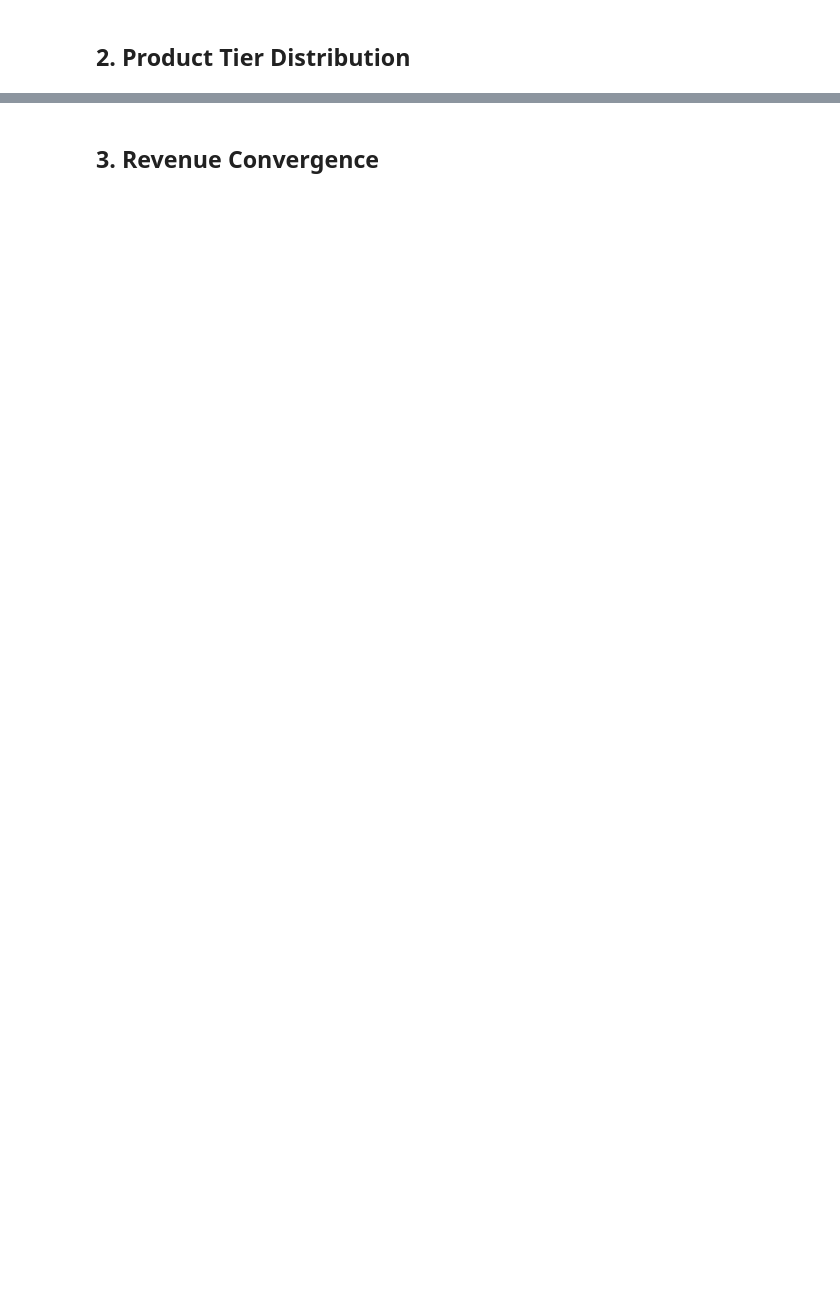
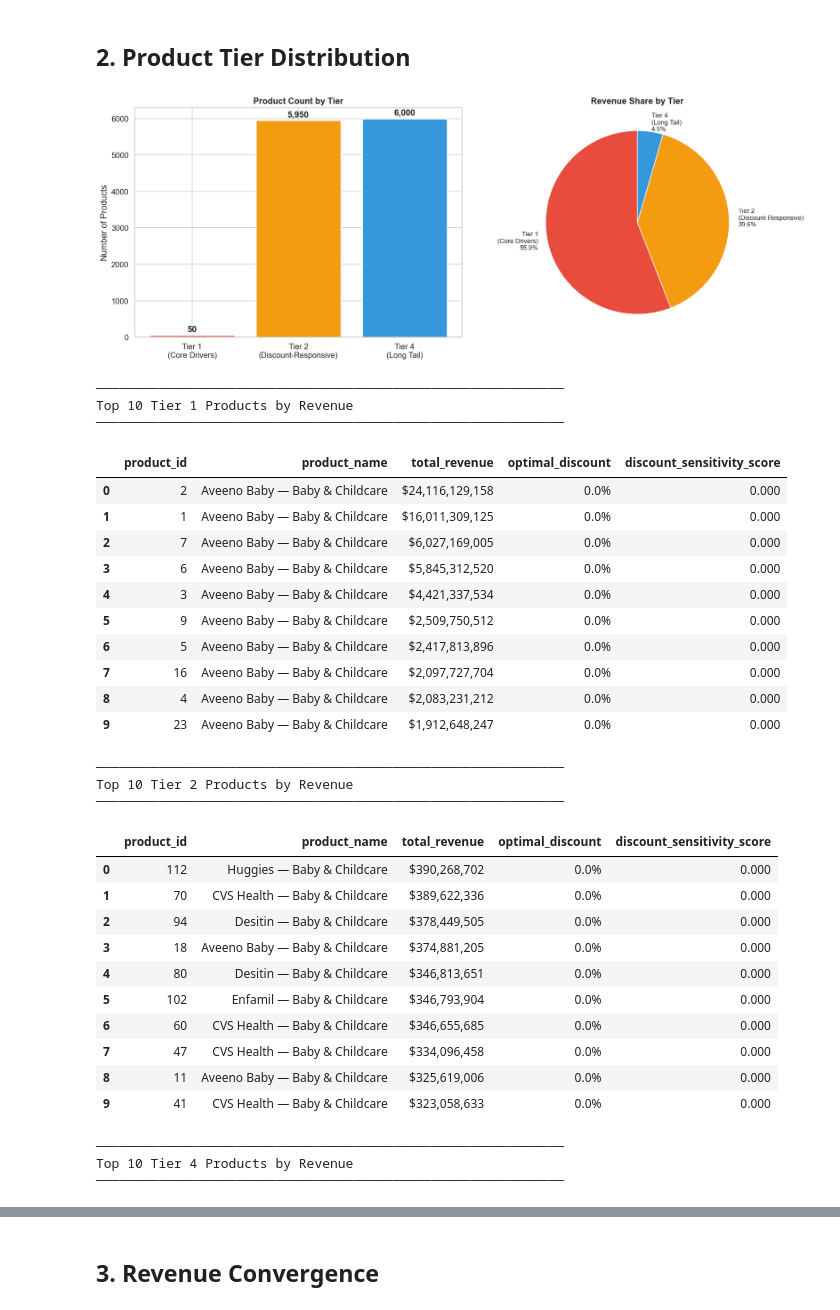
Before and after one commit to dalinkstone/toydatadecomp, a Jupyter notebook: notebooks/analysis.ipynb, the cells around one changed output, grey strips where cells are left out. Cells and saved outputs as stored; diff of their text form; code cells hidden in the pictures; blank space fills up the shorter version.

```diff
--- a/notebooks/analysis.ipynb
+++ b/notebooks/analysis.ipynb
@@ -23,6 +23,7 @@
 | [7](#7) | Recommendation for Production |
 # %%
 import json
+import os
 import warnings
 from pathlib import Path
 
@@ -45,6 +46,8 @@ ROOT = Path("..").resolve()
 SIM_DIR = ROOT / "data" / "results" / "simulation"
 MODEL_DIR = ROOT / "data" / "model"
 WS = SIM_DIR / "workspace"
+IMG_DIR = ROOT / "web" / "images"
+IMG_DIR.mkdir(parents=True, exist_ok=True)
 
 # ── Load simulation data ──────────────────────────────────────────
 summary = pd.read_parquet(SIM_DIR / "summary.parquet")
@@ -95,4 +98,4 @@ last = summary.iloc[-1]
 
 print(f"Loaded {len(summary)} epochs x {NUM_RUNS} runs")
 print(f"Simulation customers: {SIM_CUSTOMERS:,}")
-print(f"Scale factor to 10M: {SCALE:,.0f}x")
+print(f"Scale factor to 10M: {SCALE:,.4f}x")
@@ -181,30 +225,86 @@ tier_labels = {1: "Tier 1\n(Core Drivers)", 2: "Tier 2\n(Discount-Responsive)",
                3: "Tier 3\n(Organic Sellers)", 4: "Tier 4\n(Long Tail)"}
 tier_colors = {1: "#e74c3c", 2: "#f39c12", 3: "#27ae60", 4: "#3498db"}
 
 fig, axes = plt.subplots(1, 2, figsize=(16, 6))
 
 # Bar chart: product count
 bars = axes[0].bar(
     [tier_labels.get(t, f"Tier {t}") for t in tier_counts.index],
     tier_counts.values,
     color=[tier_colors.get(t, "#95a5a6") for t in tier_counts.index],
     edgecolor="white", linewidth=1.5,
 )
 for bar, val in zip(bars, tier_counts.values):
     axes[0].text(bar.get_x() + bar.get_width() / 2, bar.get_height() + 50,
                  f"{val:,}", ha="center", va="bottom", fontweight="bold")
 axes[0].set_title("Product Count by Tier", fontweight="bold")
 axes[0].set_ylabel("Number of Products")
 
 # Pie chart: revenue share
 tier_rev = tiers_df.groupby("tier")["total_revenue"].sum().sort_index()
 total_rev = tier_rev.sum()
 wedge_labels = [f"{tier_labels.get(t, f'Tier {t}')}\n{tier_rev[t]/total_rev:.1%}"
                 for t in tier_rev.index]
 wedge_colors = [tier_colors.get(t, "#95a5a6") for t in tier_rev.index]
 axes[1].pie(tier_rev.values, labels=wedge_labels, colors=wedge_colors,
             autopct="", startangle=90, textprops={"fontsize": 10})
 axes[1].set_title("Revenue Share by Tier", fontweight="bold")
 
 plt.tight_layout()
+fig.savefig(IMG_DIR / "tier_distribution.png", dpi=150, bbox_inches="tight")
 plt.show()
+
+# ── Top 10 products per tier ─────────────────────────────────────
+for t in sorted(tiers_df["tier"].unique()):
+    tier_slice = tiers_df[tiers_df["tier"] == t].nlargest(10, "total_revenue").copy()
+    tier_slice["product_name"] = tier_slice["product_id"].apply(
+        lambda pid: product_lookup.get(str(pid), {}).get("brand", "") + " — " +
+                    product_lookup.get(str(pid), {}).get("category", "")
+    )
+    cols = ["product_id", "product_name", "total_revenue"]
+    if "optimal_discount" in tier_slice.columns:
+        cols.append("optimal_discount")
+    if "discount_sensitivity_score" in tier_slice.columns:
+        cols.append("discount_sensitivity_score")
+    print(f"\n{'─' * 60}")
+    print(f"Top 10 Tier {t} Products by Revenue")
+    print(f"{'─' * 60}")
+    fmt = {"total_revenue": "${:,.0f}"}
+    if "optimal_discount" in cols:
+        fmt["optimal_discount"] = "{:.1%}"
+    if "discount_sensitivity_score" in cols:
+        fmt["discount_sensitivity_score"] = "{:.3f}"
+    display(tier_slice[cols].reset_index(drop=True).style.format(fmt))
+# %% [output]
+[figure, added]
+────────────────────────────────────────────────────────────
+Top 10 Tier 1 Products by Revenue
+────────────────────────────────────────────────────────────
+|  | product_id | product_name | total_revenue | optimal_discount | discount_sensitivity_score |
+| 0 | 2 | Aveeno Baby — Baby & Childcare | $24,116,129,158 | 0.0% | 0.000 |
+| 1 | 1 | Aveeno Baby — Baby & Childcare | $16,011,309,125 | 0.0% | 0.000 |
+| 2 | 7 | Aveeno Baby — Baby & Childcare | $6,027,169,005 | 0.0% | 0.000 |
+| 3 | 6 | Aveeno Baby — Baby & Childcare | $5,845,312,520 | 0.0% | 0.000 |
+| 4 | 3 | Aveeno Baby — Baby & Childcare | $4,421,337,534 | 0.0% | 0.000 |
+| 5 | 9 | Aveeno Baby — Baby & Childcare | $2,509,750,512 | 0.0% | 0.000 |
+| 6 | 5 | Aveeno Baby — Baby & Childcare | $2,417,813,896 | 0.0% | 0.000 |
+| 7 | 16 | Aveeno Baby — Baby & Childcare | $2,097,727,704 | 0.0% | 0.000 |
+| 8 | 4 | Aveeno Baby — Baby & Childcare | $2,083,231,212 | 0.0% | 0.000 |
+| 9 | 23 | Aveeno Baby — Baby & Childcare | $1,912,648,247 | 0.0% | 0.000 |
+────────────────────────────────────────────────────────────
+Top 10 Tier 2 Products by Revenue
+────────────────────────────────────────────────────────────
+|  | product_id | product_name | total_revenue | optimal_discount | discount_sensitivity_score |
+| 0 | 112 | Huggies — Baby & Childcare | $390,268,702 | 0.0% | 0.000 |
+| 1 | 70 | CVS Health — Baby & Childcare | $389,622,336 | 0.0% | 0.000 |
+| 2 | 94 | Desitin — Baby & Childcare | $378,449,505 | 0.0% | 0.000 |
+| 3 | 18 | Aveeno Baby — Baby & Childcare | $374,881,205 | 0.0% | 0.000 |
+| 4 | 80 | Desitin — Baby & Childcare | $346,813,651 | 0.0% | 0.000 |
+| 5 | 102 | Enfamil — Baby & Childcare | $346,793,904 | 0.0% | 0.000 |
+| 6 | 60 | CVS Health — Baby & Childcare | $346,655,685 | 0.0% | 0.000 |
+| 7 | 47 | CVS Health — Baby & Childcare | $334,096,458 | 0.0% | 0.000 |
+| 8 | 11 | Aveeno Baby — Baby & Childcare | $325,619,006 | 0.0% | 0.000 |
+| 9 | 41 | CVS Health — Baby & Childcare | $323,058,633 | 0.0% | 0.000 |
+────────────────────────────────────────────────────────────
+Top 10 Tier 4 Products by Revenue
+────────────────────────────────────────────────────────────
```
Also changed, not shown: parts of 21 cells of this notebook, 15 other files.
